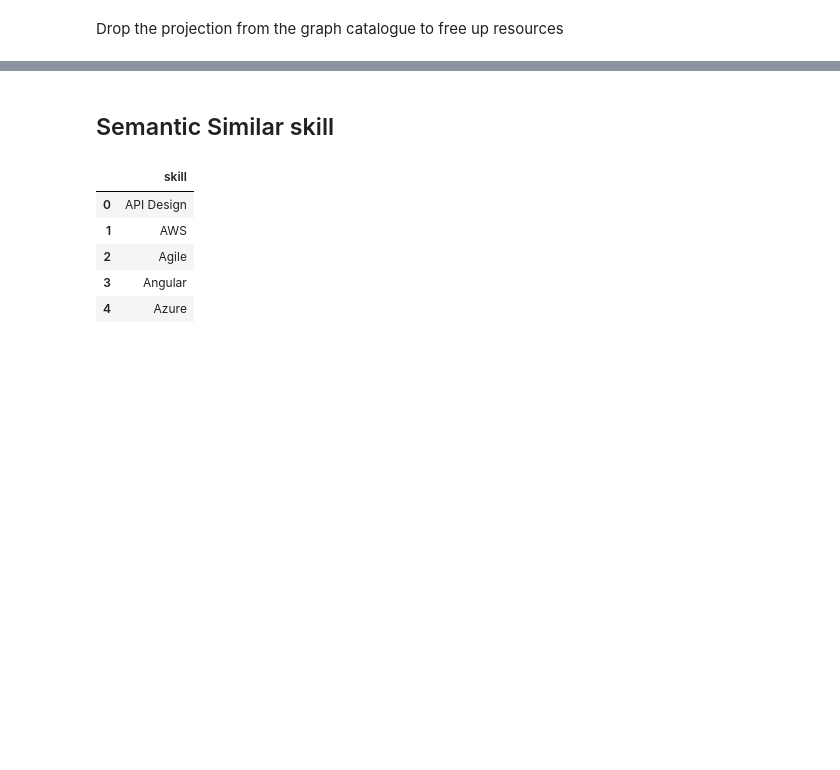
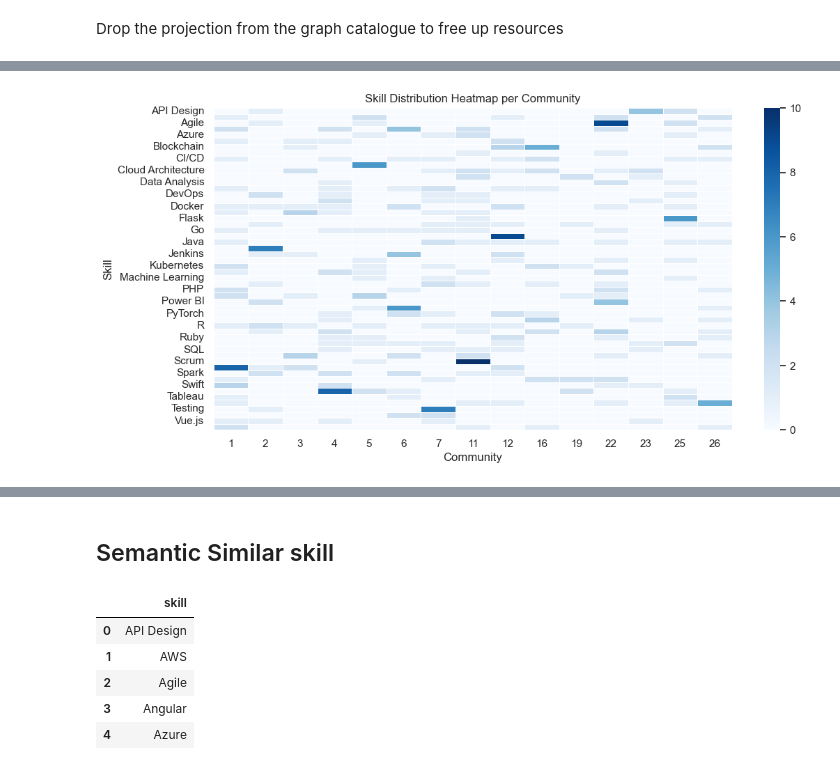
Before and after one commit to erikbijl/genai-workshop-amsterdam, a Jupyter notebook: talent/Module_01_GraphSummit_Nordics_2025.ipynb, the cells around one changed output, grey strips where cells are left out. Cells and saved outputs as stored; diff of their text form; code cells hidden in the pictures; blank space fills up the shorter version.

```diff
--- a/talent/Module_01_GraphSummit_Nordics_2025.ipynb
+++ b/talent/Module_01_GraphSummit_Nordics_2025.ipynb
@@ -539,2 +540,9 @@ community_check_df
 # %% [markdown]
 Drop the projection from the graph catalogue to free up resources
+# %%
+df = gds.run_cypher('''
+    MATCH (p:Person)-[:KNOWS]->(s) WHERE (p.leiden_community) IS NOT NULL
+    RETURN p.leiden_community AS leiden_community, s.name as skill, count(*) as cnt
+    ORDER BY leiden_community, cnt DESC
+''')
+df.head()
@@ -541,3 +556,14 @@ Drop the projection from the graph catalogue to free up resources
+# %%
+pivot_table = df.pivot(index="skill", columns="leiden_community", values="cnt").fillna(0)
+sns.set_theme(style="whitegrid")
+plt.figure(figsize=(12, 6))
+sns.heatmap(pivot_table, cmap="Blues", linewidths=0.5)
+plt.xlabel("Community")
+plt.ylabel("Skill")
+plt.title("Skill Distribution Heatmap per Community")
+plt.show()
+# %% [output]
+[figure, added]
 # %%
 G.drop()
 # %% [output]
```
Also changed, not shown: parts of 40 cells of this notebook, 1 other file.
